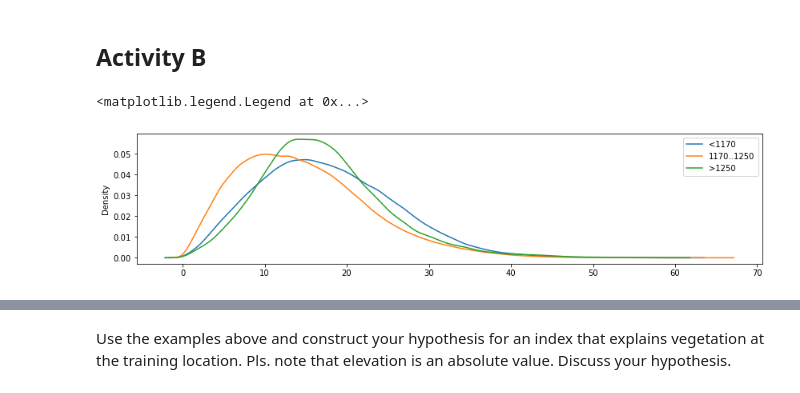
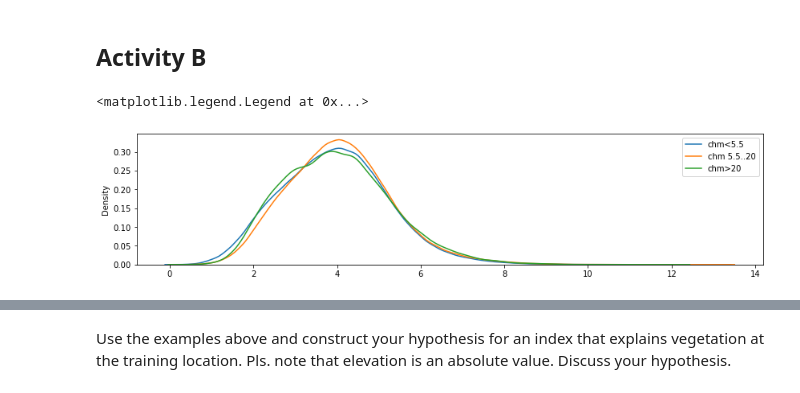
Before and after one commit to cojacoo/hydropedology_lab, a Jupyter notebook: NEON_example.ipynb, the cells around one changed output, grey strips where cells are left out. Drawn from its saved outputs; the diff is of its cells as text; code cells hidden in the pictures.

```diff
--- a/NEON_example.ipynb
+++ b/NEON_example.ipynb
@@ -241,16 +279,19 @@ plt.show()
 Based on the visualizations, generate and discuss hypotheses about the most likely driver(s) of vegetation growth.
 # %% [markdown]
 ## Activity B
+# %%
+wet2 = wet
+wet2[wet2.data<0.] = np.nan
 # %%
 #Get familiar with the data
 #use histograms to look at the different distributions and possible correlations
 
 # This example plots the slope of the landscape in three elevation bands:
 figsize(14,3)
-sns.kdeplot(slope.data.flatten()[dtm.data.flatten()<1170],label='<1170')
-sns.kdeplot(slope.data.flatten()[(dtm.data.flatten()>=1170) & (dtm.data.flatten()<=1250)],label='1170..1250')
-sns.kdeplot(slope.data.flatten()[dtm.data.flatten()>1250],label='>1250')
+sns.kdeplot(wet2.data.flatten()[chm.data.flatten()<5.5],label='chm<5.5')
+sns.kdeplot(wet2.data.flatten()[(chm.data.flatten()>=5.5) & (chm.data.flatten()<=20.)],label='chm 5.5..20')
+sns.kdeplot(wet2.data.flatten()[chm.data.flatten()>20.],label='chm>20')
 legend()
 # %% [output]
 <matplotlib.legend.Legend at 0x...>
-[figure, old version]
+[figure, new version]
```
Also changed, not shown: parts of 10 cells of this notebook.
